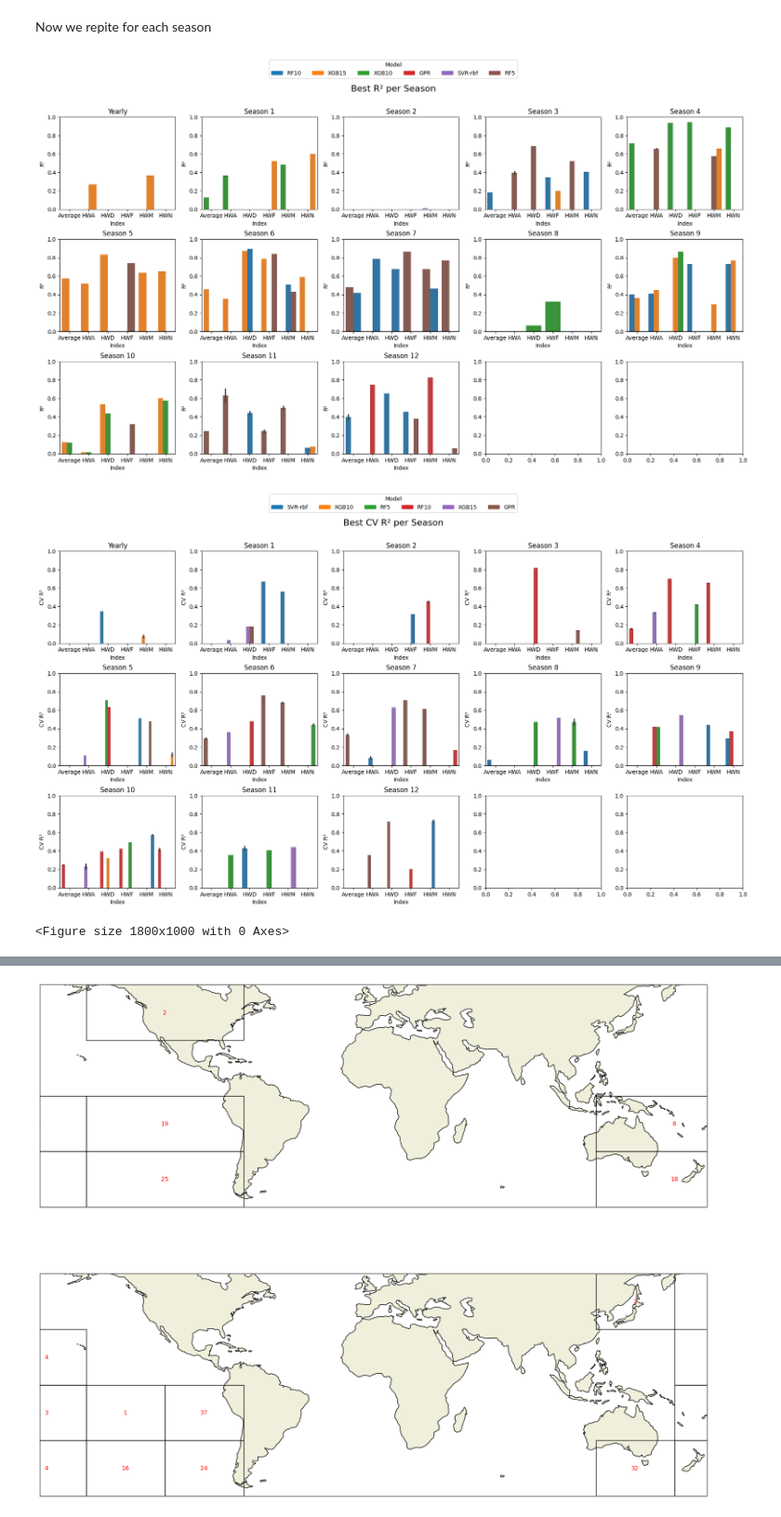
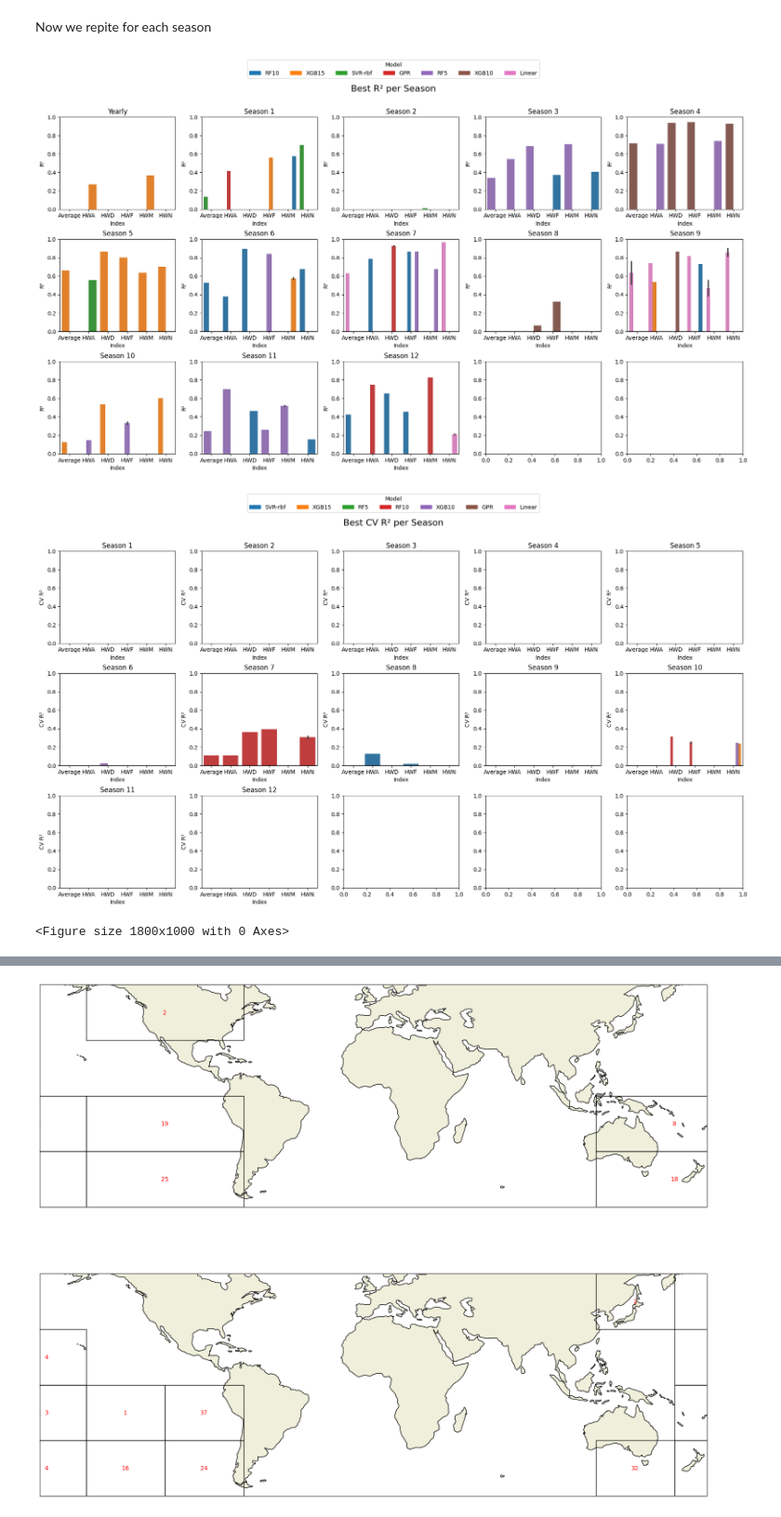
Before and after one commit to martinpavez/data, a Jupyter notebook: hw_extra/notebooks_prediction/prediction_results.ipynb, the cells around one changed output, grey strips where cells are left out. Shown at 93% size. Saved outputs shown, nothing was run; the diff lists cells and outputs as text; code cells hidden in the pictures.

```diff
--- a/hw_extra/notebooks_prediction/prediction_results.ipynb
+++ b/hw_extra/notebooks_prediction/prediction_results.ipynb
@@ -271,19 +272,22 @@ summary_cv_r2
 Now we repite for each season
 # %%
 cv_r2_seasons = {}
+cv_mape_seasons = {}
 r2_seasons = {}
 mape_seasons = {}
 for i in range(13):
     results_season = results[results["season"]==i]
-    cv_r2_seasons[i] = summarize_best_results_by_index(results_season, metadata, metric="cv_r2",stage="CV" , top_n=2)
+    cv_r2_seasons[i] = summarize_best_results_by_index(results_season, metadata, metric="r2",stage="CV" , top_n=2)
     r2_seasons[i] = summarize_best_results_by_index(results_season, metadata, metric="r2",stage="prediction", top_n=2)
     mape_seasons[i] = summarize_best_results_by_index(results_season, metadata, metric="mape",stage="prediction", top_n=2)
+    cv_mape_seasons[i] = summarize_best_results_by_index(results_season, metadata, metric="mape",stage="CV", top_n=2)
 
 cv_r2_seasons = pd.concat(list(cv_r2_seasons.values()))
+cv_mape_seasons = pd.concat(list(cv_mape_seasons.values()))
 r2_seasons = pd.concat(list(r2_seasons.values()))
 mape_seasons = pd.concat(list(mape_seasons.values()))
 print()
-r2_seasons[["model","season", "index", "best_value", "training_value", "top_n", "var_thresh", "var_temp"]].to_csv("r2_per_season.csv", index=False)
-cv_r2_seasons[["model","season", "index", "best_value", "top_n", "var_thresh", "var_temp"]].to_csv("cv_r2_per_season.csv", index=False)
+r2_seasons[["model","season", "index", "best_value", "training_value", "top_n", "var_thresh", "extra_indices", "only_sea"]].to_csv("r2_per_season.csv", index=False)
+cv_r2_seasons[["model","season", "index", "best_value", "top_n", "var_thresh","extra_indices", "only_sea"]].to_csv("r2_CV_per_season.csv", index=False)
 # %%
 # Plot R2 results
@@ -372,12 +440,15 @@ k=0
 for index, row in interest_ids.iterrows():
     id = row["id_data"]
     season = row["season"]
-    if row["var_temp"] == "t2m":
+    if row["only_sea"] == False:
         temp = "_t2m"
-        with open("pcas_t2m.pkl", "rb") as inp:
-            pcas_t2m = pickle.load(inp)
-        data_file = pd.read_parquet(f"data/new_features{temp}/california/predictor_{id}_{season}.parquet")
-        pcas = list(data_file.columns[5:])
+        data_file = pd.read_parquet(f"data/new_features{temp}/{region}/predictor_{id}_{season}.parquet")
+        if "PDO" not in str(row["extra_indices"]):
+            pcas = list(data_file.columns[5:])
+        else:
+            pcas = list(data_file.columns[5:-3])
+            for index in list(data_file.columns[-3:]):
+                df1.loc[k] = [id, None, None, None, index]
         for i in range(len(pcas)):
             id_pca = int(re.search(r'PC_(.*?)-Mode-', pcas[i]).group(1))
             vars = list(pcas_t2m[id_pca].variables_dict.values())
@@ -437,2 +503,5 @@ metadata
 # %%
-results = pd.read_csv(f"data/{region}_results/results.csv")
+results_sst = pd.read_csv(f"data/{region}_results/results_sst.csv")
+results_t2m = pd.read_csv(f"data/{region}_results/results.csv")
+results = pd.concat((results_sst,results_t2m))
+results
@@ -445,31 +549,35 @@ summary_cv_r2 = summarize_best_results_by_index(results, metadata, metric="cv_r2
 Now we repite for each season
 # %%
 cv_r2_seasons = {}
+cv_mape_seasons = {}
 r2_seasons = {}
 mape_seasons = {}
 for i in range(13):
     results_season = results[results["season"]==i]
-    cv_r2_seasons[i] = summarize_best_results_by_index(results_season, metadata, metric="cv_r2",stage="CV" , top_n=2)
+    cv_r2_seasons[i] = summarize_best_results_by_index(results_season, metadata, metric="r2",stage="CV" , top_n=2)
     r2_seasons[i] = summarize_best_results_by_index(results_season, metadata, metric="r2",stage="prediction", top_n=2)
     mape_seasons[i] = summarize_best_results_by_index(results_season, metadata, metric="mape",stage="prediction", top_n=2)
+    cv_mape_seasons[i] = summarize_best_results_by_index(results_season, metadata, metric="mape",stage="CV", top_n=2)
 
 cv_r2_seasons = pd.concat(list(cv_r2_seasons.values()))
+cv_mape_seasons = pd.concat(list(cv_mape_seasons.values()))
 r2_seasons = pd.concat(list(r2_seasons.values()))
 mape_seasons = pd.concat(list(mape_seasons.values()))
 print()
-r2_seasons[["model","season", "index", "best_value", "training_value", "top_n", "var_thresh"]].to_csv("r2_per_season.csv", index=False)
-cv_r2_seasons[["model","season", "index", "best_value", "top_n", "var_thresh"]].to_csv("cv_r2_per_season.csv", index=False)
+r2_seasons[["model","season", "index", "best_value", "training_value", "top_n", "var_thresh", "extra_indices", "only_sea"]].to_csv("r2_per_season.csv", index=False)
+cv_r2_seasons[["model","season", "index", "best_value", "top_n", "var_thresh","extra_indices", "only_sea"]].to_csv("r2_CV_per_season.csv", index=False)
 # %%
 # Plot R2 results
-plot_best_results_per_season(r2_seasons, "R²", "Best R² per Season")
+plot_best_results_per_season(r2_seasons, "R²", "prediction", "Best R² per Season")
 
 # Plot CV R2 results
-plot_best_results_per_season(cv_r2_seasons, "CV R²", "Best CV R² per Season")
+plot_best_results_per_season(cv_r2_seasons, "CV R²", "CV","Best CV R² per Season")
 
 # Plot MAPE results (invert y-axis since lower is better)
 plt.figure(figsize=(18, 10))
-plot_best_results_per_season(mape_seasons, "MAPE", "Best MAPE per Season")
+plot_best_results_per_season(mape_seasons, "MAPE", "prediction", "Best MAPE per Season")
+plot_best_results_per_season(cv_mape_seasons, "CV MAPE", "CV", "Best CV MAPE per Season")
 # %% [output]
-[figure, old version]
+[figure, new version]
-[figure, old version]
+[figure, new version]
 <Figure size 1800x1000 with 0 Axes>
```
Also changed, not shown: parts of 27 cells of this notebook, 24 other files.
